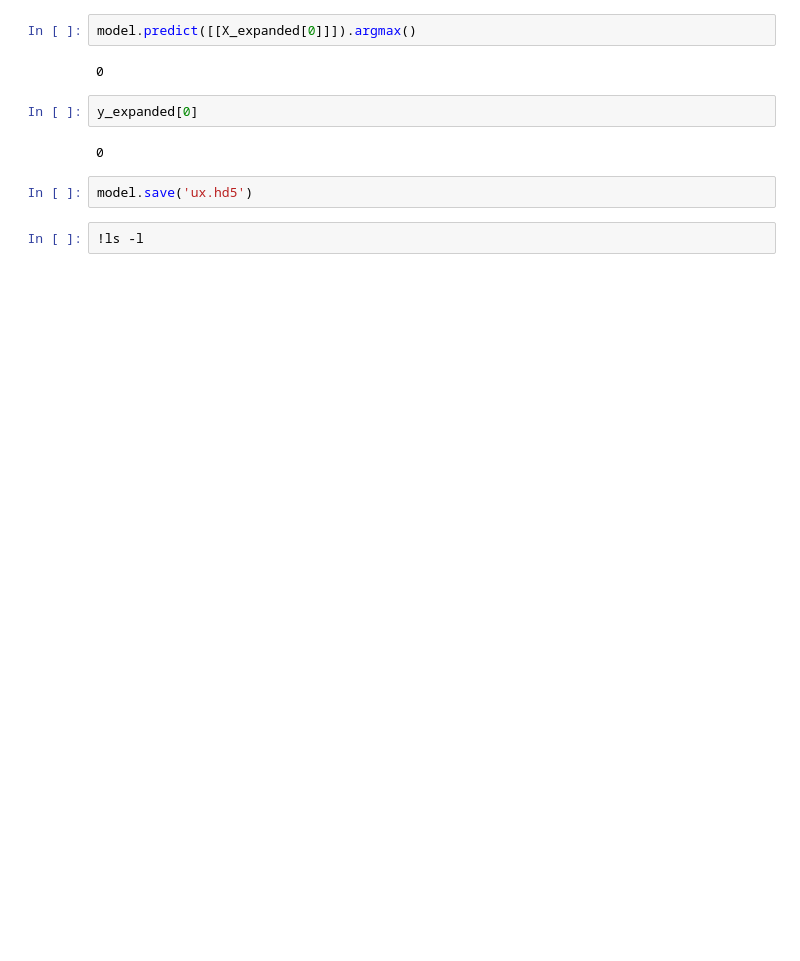
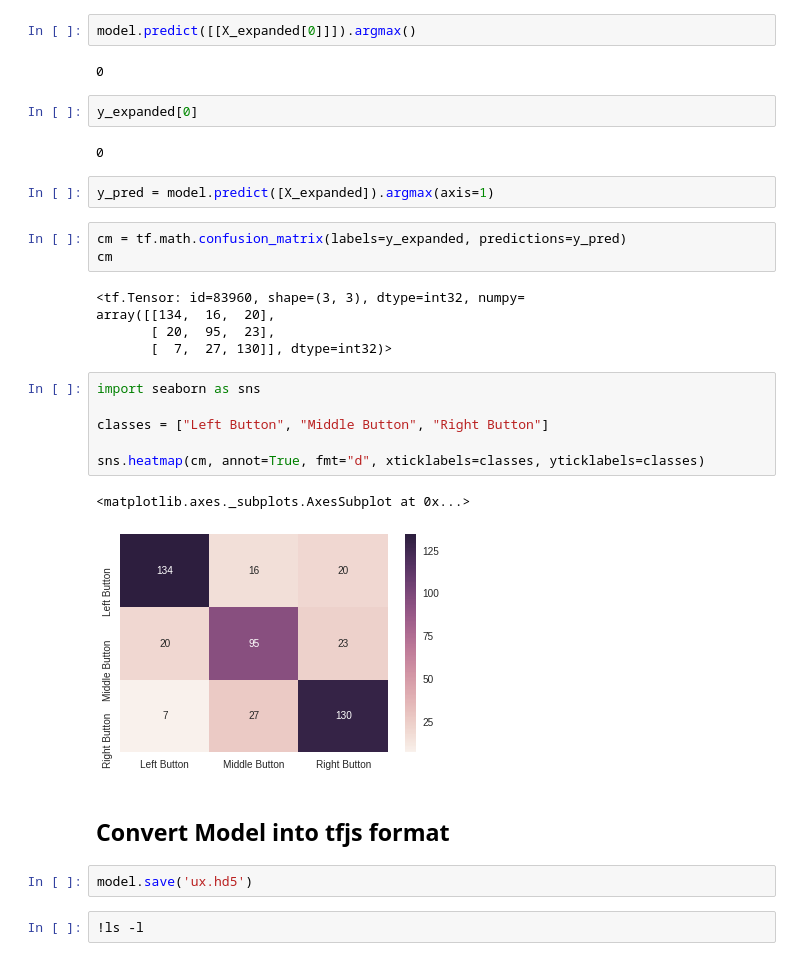
Before and after one commit to DJCordhose/ux-by-tfjs, a Jupyter notebook: notebooks/rnn-model.ipynb, the cells around one changed output. Saved outputs shown, nothing was run; the diff lists cells and outputs as text; blank space fills up the shorter version.

```diff
--- a/notebooks/rnn-model.ipynb
+++ b/notebooks/rnn-model.ipynb
@@ -234,6 +233,27 @@ model.predict([[X_expanded[0]]]).argmax()
 y_expanded[0]
 # %% [output]
 0
+# %%
+y_pred = model.predict([X_expanded]).argmax(axis=1)
+# %%
+cm = tf.math.confusion_matrix(labels=y_expanded, predictions=y_pred)
+cm
+# %% [output]
+<tf.Tensor: id=83960, shape=(3, 3), dtype=int32, numpy=
+array([[134,  16,  20],
+       [ 20,  95,  23],
+       [  7,  27, 130]], dtype=int32)>
+# %%
+import seaborn as sns
+
+classes = ["Left Button", "Middle Button", "Right Button"]
+
+sns.heatmap(cm, annot=True, fmt="d", xticklabels=classes, yticklabels=classes)
+# %% [output]
+<matplotlib.axes._subplots.AxesSubplot at 0x...>
+[figure, added]
+# %% [markdown]
+## Convert Model into tfjs format
 # %%
 model.save('ux.hd5')
 # %%
```
Also changed, not shown: parts of 19 cells of this notebook.
